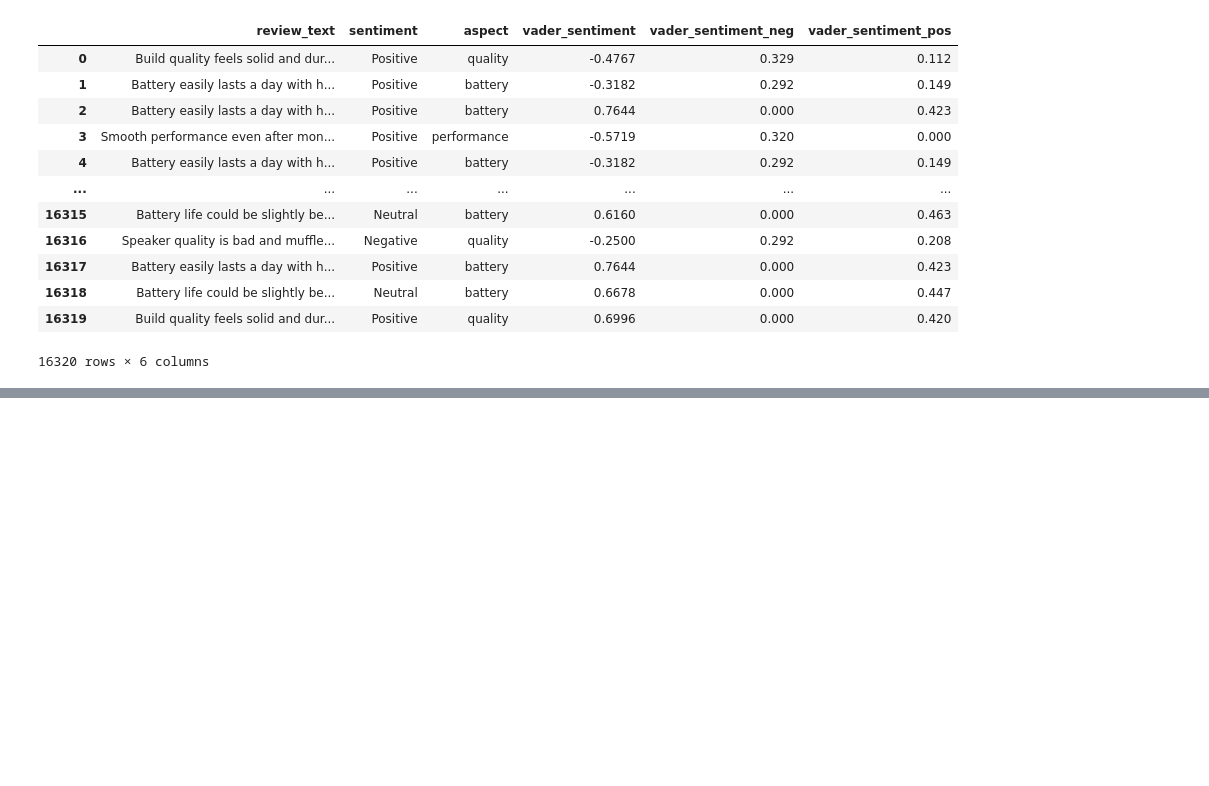
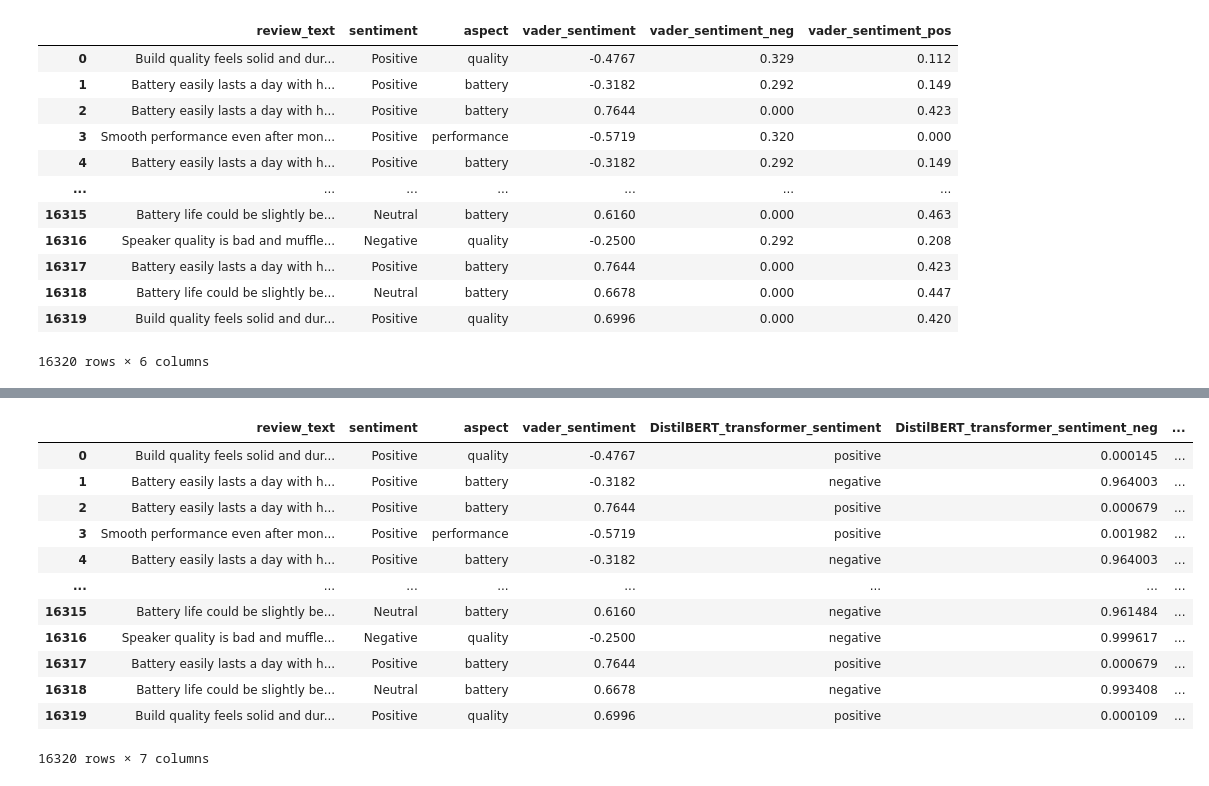
Before and after one commit to unibo-dtm-se-2324-Sentimazon/Sentimazon-Project, a Jupyter notebook: Main.ipynb, the cells around one changed output, grey strips where cells are left out. Cells and saved outputs as stored; diff of their text form; code cells hidden in the pictures; blank space fills up the shorter version.

Commit message:
feat(sentiment-analysis): add DistilBERT sentiment classification and clean unused vader columns

```diff
--- a/Main.ipynb
+++ b/Main.ipynb
@@ -364,0 +365,26 @@ Transformer time per sample: 0.048176 seconds
+# %%
+phrasesDF['DistilBERT_transformer_sentiment'] = phrasesDF.apply(
+    lambda row:
+        'positive' if row['DistilBERT_transformer_sentiment_pos'] > row['DistilBERT_transformer_sentiment_neg']
+        else 'negative',
+    axis=1
+)
+phrasesDF = phrasesDF.drop(
+    columns=['vader_sentiment_neg', 'vader_sentiment_pos'],
+    errors='ignore'
+)
+phrasesDF
+# %% [output]
+|  | review_text | sentiment | aspect | vader_sentiment | DistilBERT_transformer_sentiment | DistilBERT_transformer_sentiment_neg | ... |
+| 0 | Build quality feels solid and dur... | Positive | quality | -0.4767 | positive | 0.000145 | ... |
+| 1 | Battery easily lasts a day with h... | Positive | battery | -0.3182 | negative | 0.964003 | ... |
+| 2 | Battery easily lasts a day with h... | Positive | battery | 0.7644 | positive | 0.000679 | ... |
+| 3 | Smooth performance even after mon... | Positive | performance | -0.5719 | positive | 0.001982 | ... |
+| 4 | Battery easily lasts a day with h... | Positive | battery | -0.3182 | negative | 0.964003 | ... |
+| ... | ... | ... | ... | ... | ... | ... | ... |
+| 16315 | Battery life could be slightly be... | Neutral | battery | 0.6160 | negative | 0.961484 | ... |
+| 16316 | Speaker quality is bad and muffle... | Negative | quality | -0.2500 | negative | 0.999617 | ... |
+| 16317 | Battery easily lasts a day with h... | Positive | battery | 0.7644 | positive | 0.000679 | ... |
+| 16318 | Battery life could be slightly be... | Neutral | battery | 0.6678 | negative | 0.993408 | ... |
+| 16319 | Build quality feels solid and dur... | Positive | quality | 0.6996 | positive | 0.000109 | ... |
+16320 rows × 7 columns
```
Also changed, not shown: parts of 2 cells of this notebook.
